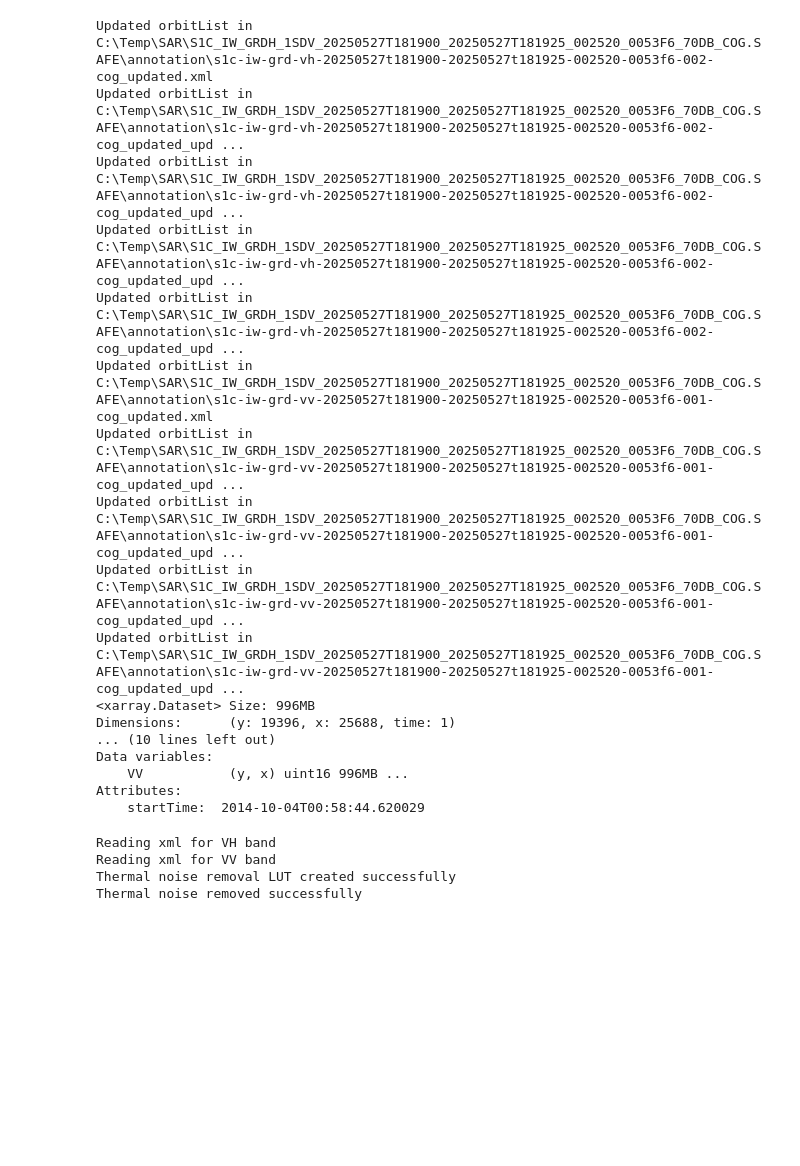
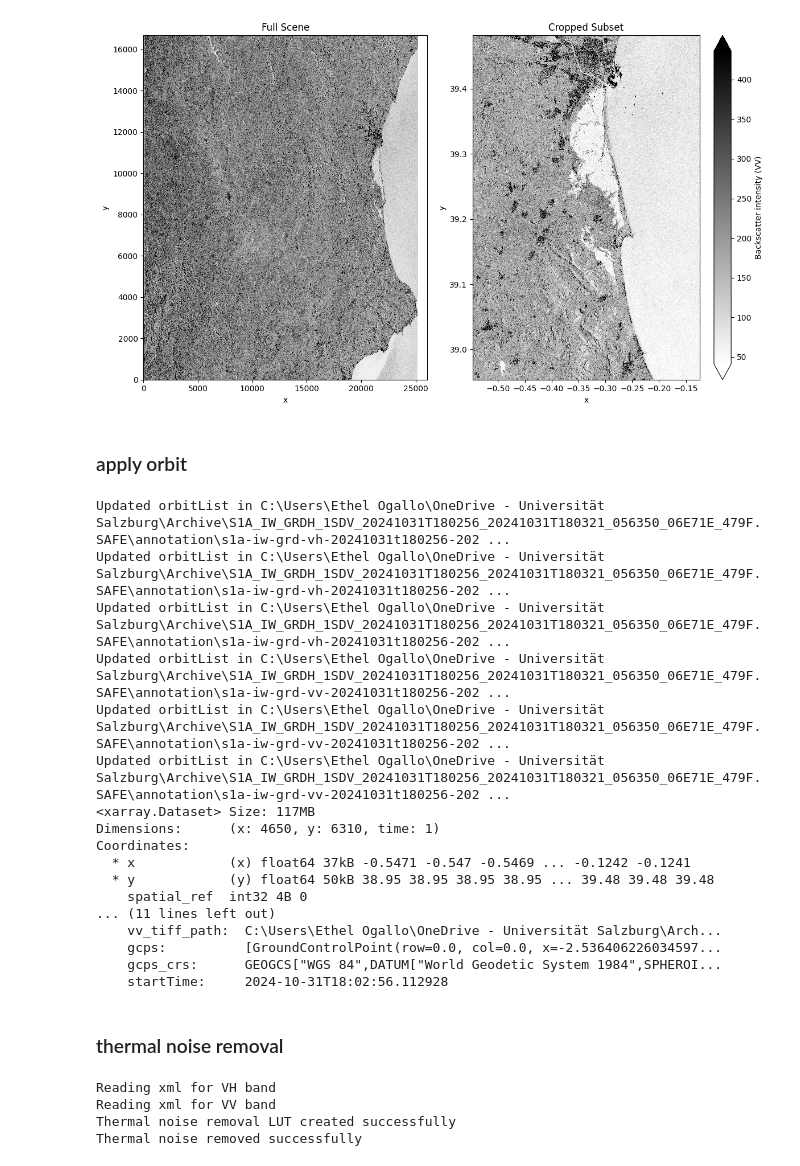
Before and after one commit to rabinatwayana/pysarflow, a Jupyter notebook: docs/examples/grd_pipeline.ipynb, the cells around one changed output. Saved outputs shown, nothing was run; the diff lists cells and outputs as text; code cells hidden in the pictures; blank space fills up the shorter version.

```diff
--- a/docs/examples/grd_pipeline.ipynb
+++ b/docs/examples/grd_pipeline.ipynb
@@ -62,32 +93,52 @@ Attributes:
+# %%
+fig, axes = plt.subplots(1, 2, figsize=(12, 7))
+
+# Full scene
+ds['VV'].plot(ax=axes[0],robust=True, cmap='gray_r', add_colorbar=False)
+axes[0].set_title('Full Scene')
+
+# Cropped subset
+ds_clipped['VV'].plot(ax=axes[1],robust=True, cmap='gray_r', add_colorbar=True,
+                      cbar_kwargs={'label': 'Backscatter intensity (VV)'})
+axes[1].set_title('Cropped Subset')
+
+plt.tight_layout()
+plt.show()
+# %% [output]
+[figure, added]
+# %% [markdown]
+### apply orbit
 # %%
 # test apply precise orbit files
-safe_folder = r"C:\Temp\SAR\S1C_IW_GRDH_1SDV_20250527T181900_20250527T181925_002520_0053F6_70DB_COG.SAFE"
-orbit_extract_folder = r"C:\Temp\SAR\S1C_IW_GRDH_1SDV_20250527T181900_20250527T181925_002520_0053F6_70DB_COG.SAFE"
+safe_folder = r"C:\Users\Ethel Ogallo\OneDrive - Universität Salzburg\Archive\S1A_IW_GRDH_1SDV_20241031T180256_20241031T180321_056350_06E71E_479F.SAFE"
+orbit_extract_folder = r"C:\Users\Ethel Ogallo\OneDrive - Universität Salzburg\Archive\S1A_IW_GRDH_1SDV_20241031T180256_20241031T180321_056350_06E71E_479F.SAFE"
 
 # safe_folder = "docs/data/S1A_IW_GRDH_1SDV_20241209T015852_20241209T015917_056909_06FD49_AE78.SAFE"
 # orbit_extract_folder = "docs/data/S1A_IW_GRDH_1SDV_20241209T015852_20241209T015917_056909_06FD49_AE78.SAFE"
 
-ds_with_orbit = processor.apply_orbit_file(ds, safe_folder, orbit_extract_folder, overwrite=False)
+ds_with_orbit = processor.apply_orbit_file(ds_clipped, safe_folder, orbit_extract_folder, overwrite=False)
 
 print(ds_with_orbit)
 # %% [output]
-Updated orbitList in C:\Temp\SAR\S1C_IW_GRDH_1SDV_20250527T181900_20250527T181925_002520_0053F6_70DB_COG.SAFE\annotation\s1c-iw-grd-vh-20250527t181900-20250527t181925-002520-0053f6-002-cog_updated.xml
-Updated orbitList in C:\Temp\SAR\S1C_IW_GRDH_1SDV_20250527T181900_20250527T181925_002520_0053F6_70DB_COG.SAFE\annotation\s1c-iw-grd-vh-20250527t181900-20250527t181925-002520-0053f6-002-cog_updated_upd ...
-Updated orbitList in C:\Temp\SAR\S1C_IW_GRDH_1SDV_20250527T181900_20250527T181925_002520_0053F6_70DB_COG.SAFE\annotation\s1c-iw-grd-vh-20250527t181900-20250527t181925-002520-0053f6-002-cog_updated_upd ...
-Updated orbitList in C:\Temp\SAR\S1C_IW_GRDH_1SDV_20250527T181900_20250527T181925_002520_0053F6_70DB_COG.SAFE\annotation\s1c-iw-grd-vh-20250527t181900-20250527t181925-002520-0053f6-002-cog_updated_upd ...
-Updated orbitList in C:\Temp\SAR\S1C_IW_GRDH_1SDV_20250527T181900_20250527T181925_002520_0053F6_70DB_COG.SAFE\annotation\s1c-iw-grd-vh-20250527t181900-20250527t181925-002520-0053f6-002-cog_updated_upd ...
-Updated orbitList in C:\Temp\SAR\S1C_IW_GRDH_1SDV_20250527T181900_20250527T181925_002520_0053F6_70DB_COG.SAFE\annotation\s1c-iw-grd-vv-20250527t181900-20250527t181925-002520-0053f6-001-cog_updated.xml
-Updated orbitList in C:\Temp\SAR\S1C_IW_GRDH_1SDV_20250527T181900_20250527T181925_002520_0053F6_70DB_COG.SAFE\annotation\s1c-iw-grd-vv-20250527t181900-20250527t181925-002520-0053f6-001-cog_updated_upd ...
-Updated orbitList in C:\Temp\SAR\S1C_IW_GRDH_1SDV_20250527T181900_20250527T181925_002520_0053F6_70DB_COG.SAFE\annotation\s1c-iw-grd-vv-20250527t181900-20250527t181925-002520-0053f6-001-cog_updated_upd ...
-Updated orbitList in C:\Temp\SAR\S1C_IW_GRDH_1SDV_20250527T181900_20250527T181925_002520_0053F6_70DB_COG.SAFE\annotation\s1c-iw-grd-vv-20250527t181900-20250527t181925-002520-0053f6-001-cog_updated_upd ...
-Updated orbitList in C:\Temp\SAR\S1C_IW_GRDH_1SDV_20250527T181900_20250527T181925_002520_0053F6_70DB_COG.SAFE\annotation\s1c-iw-grd-vv-20250527t181900-20250527t181925-002520-0053f6-001-cog_updated_upd ...
-<xarray.Dataset> Size: 996MB
-Dimensions:      (y: 19396, x: 25688, time: 1)
-... (10 lines left out)
-Data variables:
-    VV           (y, x) uint16 996MB ...
-Attributes:
-    startTime:  2014-10-04T00:58:44.620029
+Updated orbitList in C:\Users\Ethel Ogallo\OneDrive - Universität Salzburg\Archive\S1A_IW_GRDH_1SDV_20241031T180256_20241031T180321_056350_06E71E_479F.SAFE\annotation\s1a-iw-grd-vh-20241031t180256-202 ...
+Updated orbitList in C:\Users\Ethel Ogallo\OneDrive - Universität Salzburg\Archive\S1A_IW_GRDH_1SDV_20241031T180256_20241031T180321_056350_06E71E_479F.SAFE\annotation\s1a-iw-grd-vh-20241031t180256-202 ...
+Updated orbitList in C:\Users\Ethel Ogallo\OneDrive - Universität Salzburg\Archive\S1A_IW_GRDH_1SDV_20241031T180256_20241031T180321_056350_06E71E_479F.SAFE\annotation\s1a-iw-grd-vh-20241031t180256-202 ...
+Updated orbitList in C:\Users\Ethel Ogallo\OneDrive - Universität Salzburg\Archive\S1A_IW_GRDH_1SDV_20241031T180256_20241031T180321_056350_06E71E_479F.SAFE\annotation\s1a-iw-grd-vv-20241031t180256-202 ...
+Updated orbitList in C:\Users\Ethel Ogallo\OneDrive - Universität Salzburg\Archive\S1A_IW_GRDH_1SDV_20241031T180256_20241031T180321_056350_06E71E_479F.SAFE\annotation\s1a-iw-grd-vv-20241031t180256-202 ...
+Updated orbitList in C:\Users\Ethel Ogallo\OneDrive - Universität Salzburg\Archive\S1A_IW_GRDH_1SDV_20241031T180256_20241031T180321_056350_06E71E_479F.SAFE\annotation\s1a-iw-grd-vv-20241031t180256-202 ...
+<xarray.Dataset> Size: 117MB
+Dimensions:      (x: 4650, y: 6310, time: 1)
+Coordinates:
+  * x            (x) float64 37kB -0.5471 -0.547 -0.5469 ... -0.1242 -0.1241
+  * y            (y) float64 50kB 38.95 38.95 38.95 38.95 ... 39.48 39.48 39.48
+    spatial_ref  int32 4B 0
+... (11 lines left out)
+    vv_tiff_path:  C:\Users\Ethel Ogallo\OneDrive - Universität Salzburg\Arch...
+    gcps:          [GroundControlPoint(row=0.0, col=0.0, x=-2.536406226034597...
+    gcps_crs:      GEOGCS["WGS 84",DATUM["World Geodetic System 1984",SPHEROI...
+    startTime:     2024-10-31T18:02:56.112928
+# %% [markdown]
+### thermal noise removal
 # %%
 # Calling function for parsing thermal noise removal Lookup Table (LUT)
 # thermal_lut_ds=processor.parse_thermal_noise_removal_lut(safe_folder)
```
Also changed, not shown: parts of 16 cells of this notebook, 1 other file.
